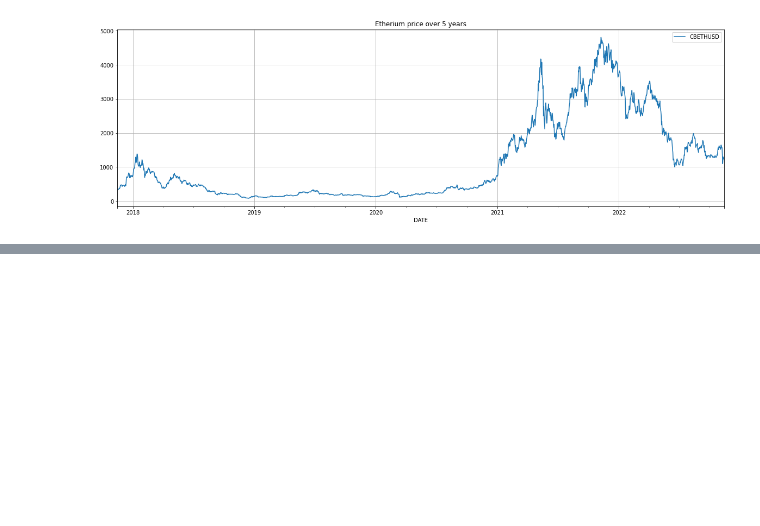
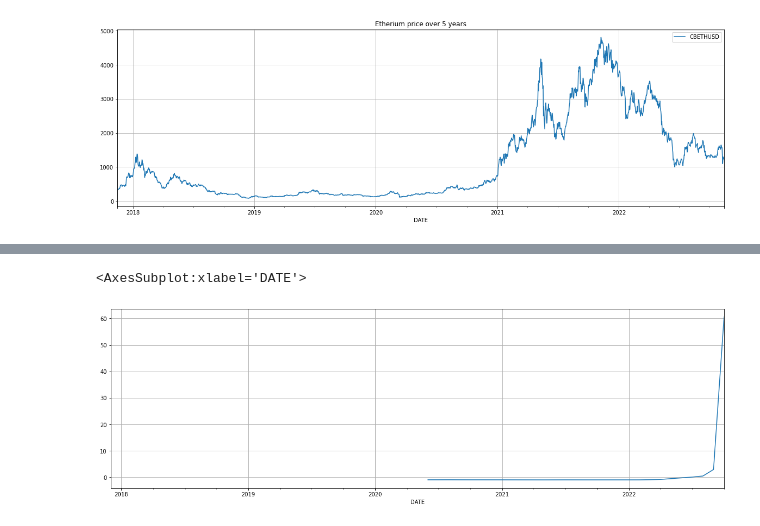
Before and after one commit to rkoonireddy/group-work, a Jupyter notebook: final-project/models/Research-1.ipynb, the cells around one changed output, grey strips where cells are left out. Cells and saved outputs as stored; diff of their text form; code cells hidden in the pictures; blank space fills up the shorter version.

```diff
--- a/final-project/models/Research-1.ipynb
+++ b/final-project/models/Research-1.ipynb
@@ -130,0 +225,5 @@ macro_indicators_dict = copy.deepcopy(macro_indicators)
+# %%
+macro_indicators_dict['FEDFUNDS']['FEDFUNDS_growth_30d'].plot.line(figsize=(20,6), grid = True)
+# %% [output]
+<AxesSubplot:xlabel='DATE'>
+[figure, added]
```
Also changed, not shown: parts of 51 cells of this notebook, 1 other file.
